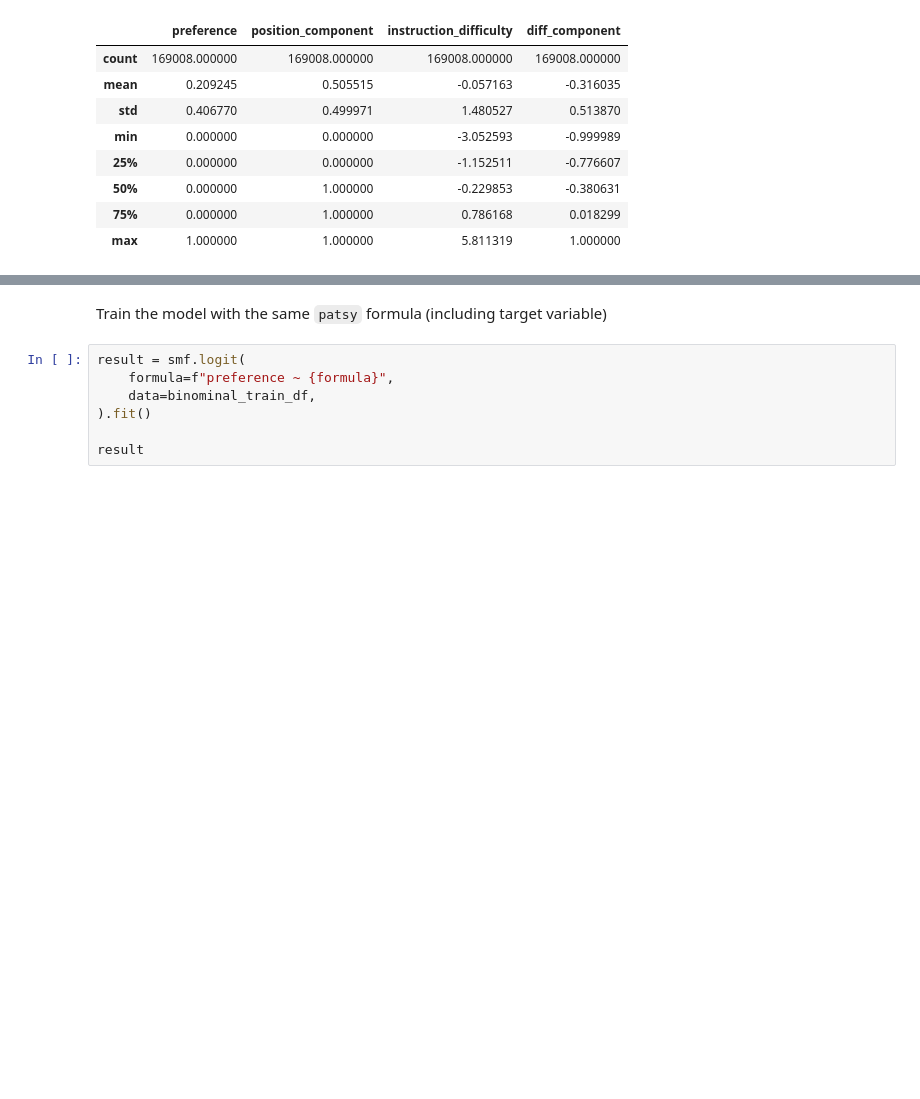
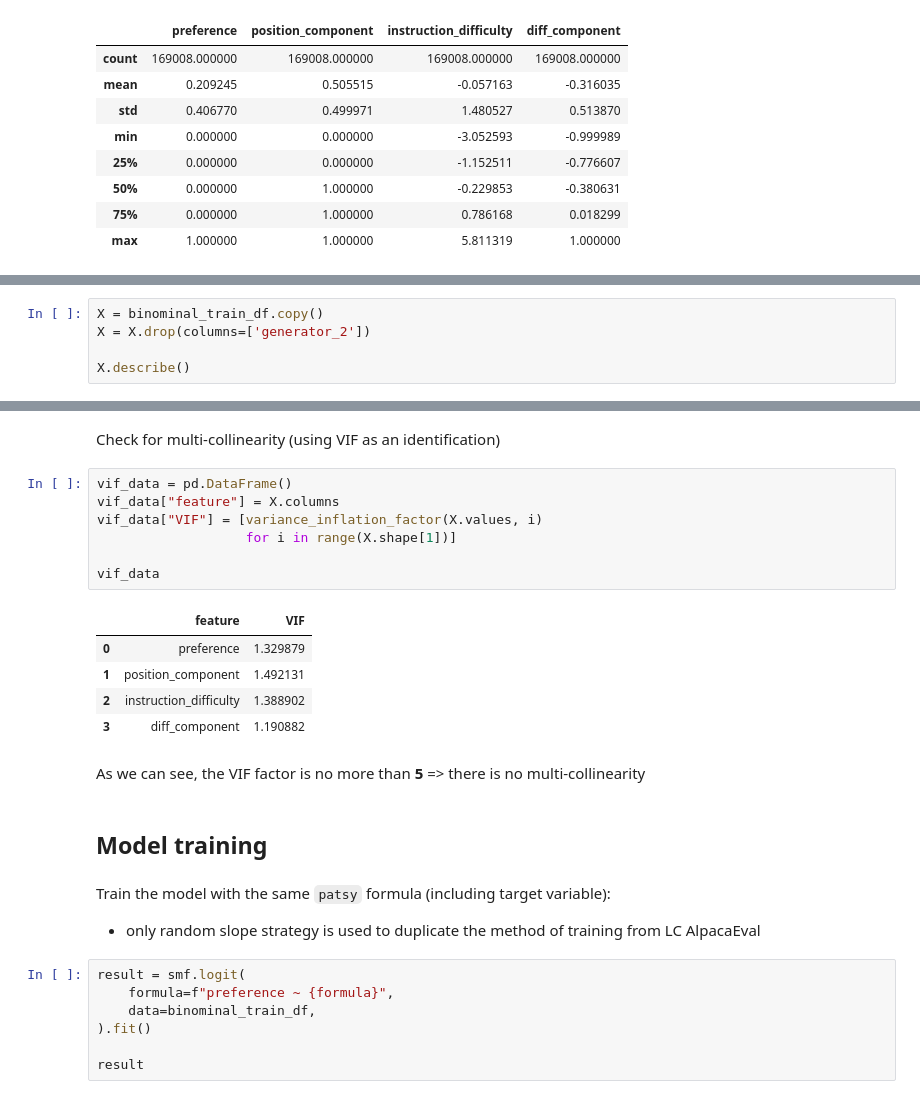
Before and after one commit to Thesis-LLM-as-a-judge-AUAS/alpaca_eval, a Jupyter notebook: notebooks/length_position_controlled.ipynb, the cells around one changed output, grey strips where cells are left out. Cells and saved outputs as stored; diff of their text form; blank space fills up the shorter version.

Commit message:
feat: add VIF check

```diff
--- a/notebooks/length_position_controlled.ipynb
+++ b/notebooks/length_position_controlled.ipynb
@@ -281,0 +310,5 @@ binominal_train_df.describe()
+# %%
+X = binominal_train_df.copy()
+X = X.drop(columns=['generator_2'])
+
+X.describe()
@@ -282,5 +325,25 @@ binominal_train_df.describe()
+# %% [markdown]
+Check for multi-collinearity (using VIF as an identification)
+# %%
+vif_data = pd.DataFrame()
+vif_data["feature"] = X.columns
+vif_data["VIF"] = [variance_inflation_factor(X.values, i)
+                   for i in range(X.shape[1])]
+
+vif_data
+# %% [output]
+|  | feature | VIF |
+| 0 | preference | 1.329879 |
+| 1 | position_component | 1.492131 |
+| 2 | instruction_difficulty | 1.388902 |
+| 3 | diff_component | 1.190882 |
+# %% [markdown]
+As we can see, the VIF factor is no more than **5** => there is no multi-collinearity
+# %% [markdown]
+## Model training
 # %% [markdown]
-Train the model with the same `patsy` formula (including target variable)
+Train the model with the same `patsy` formula (including target variable):
+- only random slope strategy is used to duplicate the method of training from LC AlpacaEval
 # %%
 result = smf.logit(
     formula=f"preference ~ {formula}",
```
Also changed, not shown: parts of 5 cells of this notebook, 1 other file.
